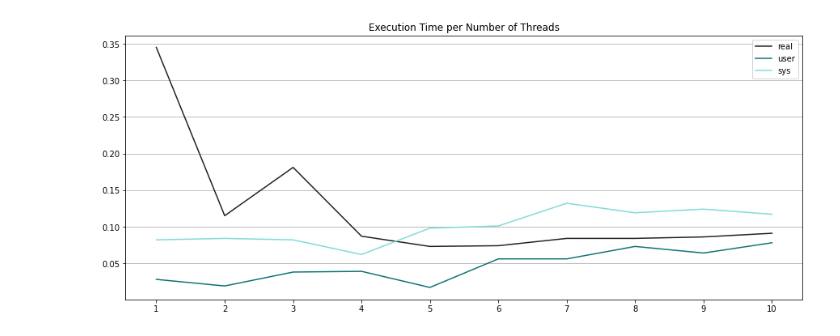
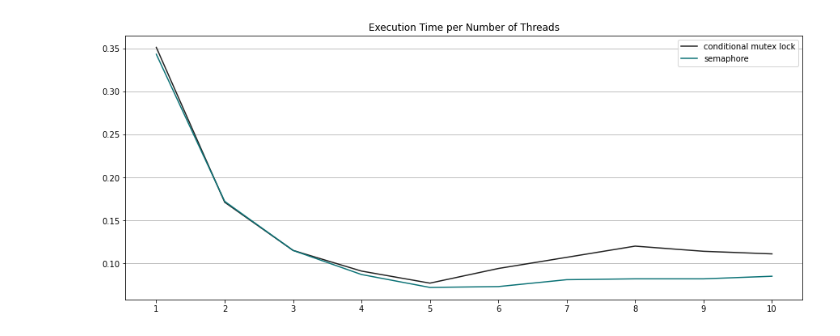
Before and after one commit to LeeChangYoon/Operating-Systems, a Jupyter notebook: hw2/data_purification/Data_Purification.ipynb, the cells around one changed output. Saved outputs shown, nothing was run; the diff lists cells and outputs as text; code cells hidden in the pictures.

```diff
--- a/hw2/data_purification/Data_Purification.ipynb
+++ b/hw2/data_purification/Data_Purification.ipynb
@@ -1,27 +1,25 @@
 # %%
 import matplotlib.pyplot as plt
 import numpy as np
 
 
 width = 0.15
 x = np.arange(10)
 fig, ax = plt.subplots(figsize=(15,6))
-program = ['1', '2', '3', '4', '5', '6', '7', '8', '9', '10']
+thread = ['1', '2', '3', '4', '5', '6', '7', '8', '9', '10']
 
-real = [0.345, 0.115, 0.181, 0.087, 0.073, 0.074, 0.084, 0.084, 0.086, 0.091]
-user = [0.028, 0.019, 0.038, 0.039, 0.017, 0.056, 0.056, 0.073, 0.064, 0.078]
-sys  = [0.082, 0.084, 0.082, 0.062, 0.098, 0.101, 0.132, 0.119, 0.124, 0.117]
+con_real = [0.351, 0.171, 0.115, 0.091, 0.077, 0.094, 0.107, 0.120, 0.114, 0.111]
+sem_real = [0.343, 0.172, 0.115, 0.087, 0.072, 0.073, 0.081, 0.082, 0.082, 0.085]
 colors = ['#212121', '#323232', '#0D7377', '#3BACB6', '#82DBD8', '#B3E8E5']
 
 plt.title("Execution Time per Number of Threads")
-plt.plot(x, real, color=colors[0], label="real")
-plt.plot(x, user, color=colors[2], label="user")
-plt.plot(x, sys , color=colors[4], label="sys")
+plt.plot(x, con_real, color=colors[0], label="conditional mutex lock")
+plt.plot(x, sem_real, color=colors[2], label="semaphore")
 
-plt.xticks(np.arange(0, 10), labels=program)
+plt.xticks(np.arange(0, 10), labels=thread)
 
 plt.grid(True, axis='y')
 plt.legend()
 plt.show()
 # %% [output]
-[figure, old version]
+[figure, new version]
```
Also changed, not shown: parts of 1 cell of this notebook, 7 other files.
